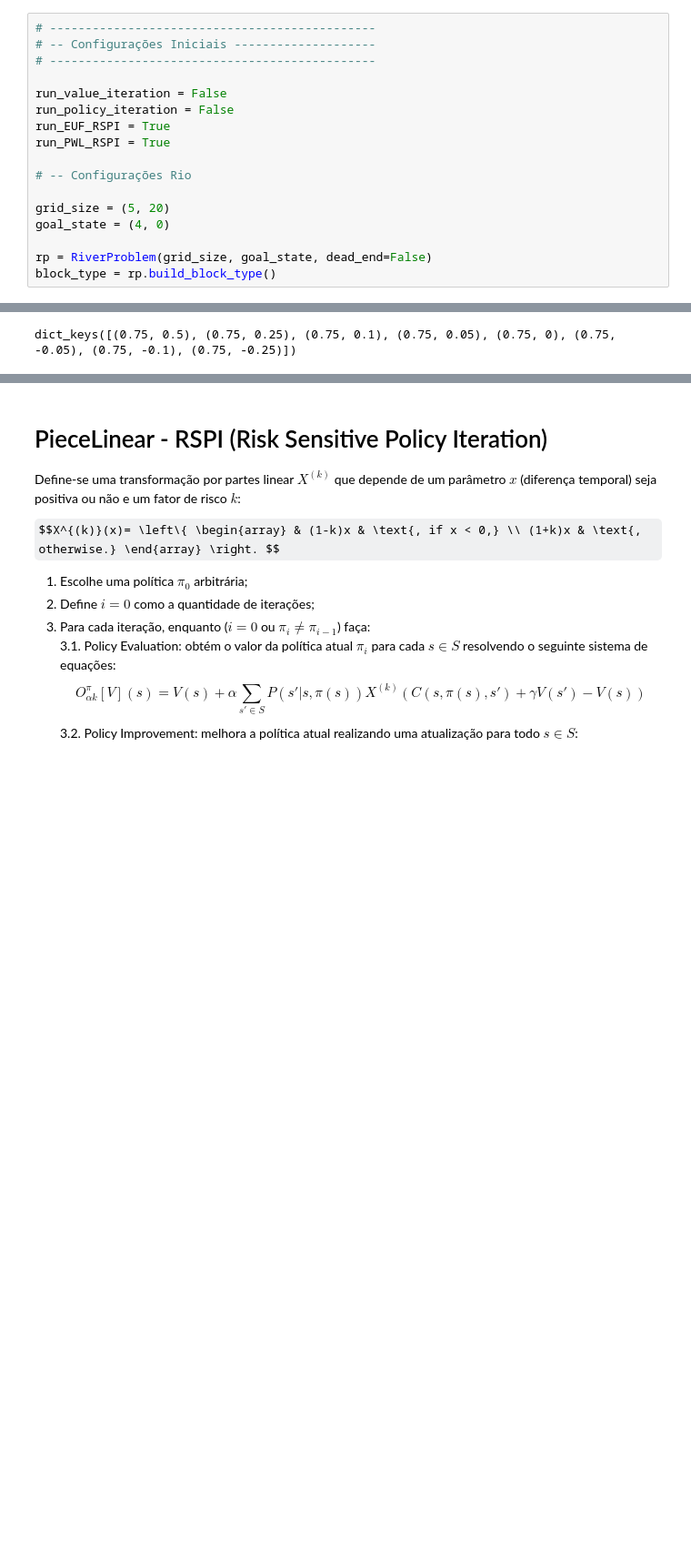
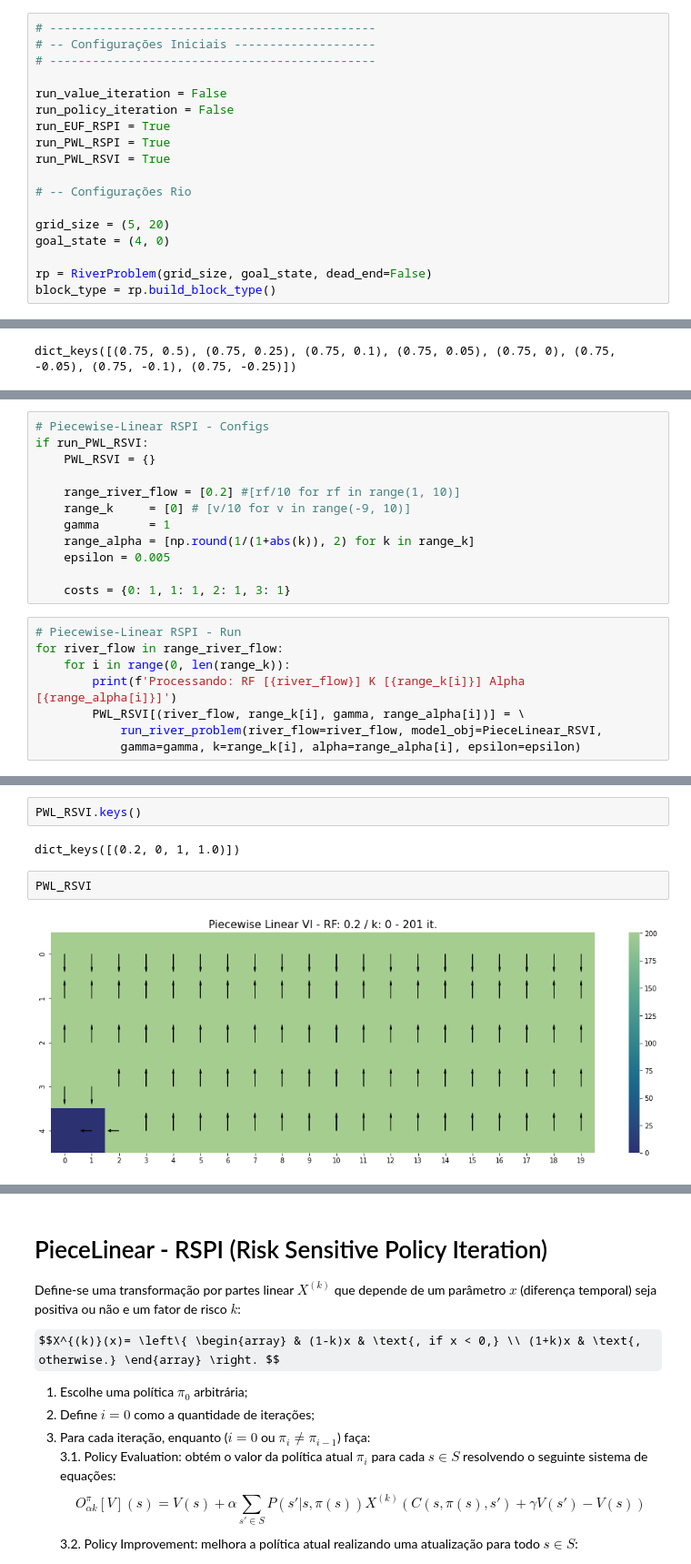
Before and after one commit to igormiyamura/ppgsi_riskaverse_rl, a Jupyter notebook: notebooks/1_Experimentos.ipynb, the cells around one changed output, grey strips where cells are left out. Shown at 91% size. Saved outputs shown, nothing was run; the diff lists cells and outputs as text; some formulas as TeX source; blank space fills up the shorter version.

```diff
--- a/notebooks/1_Experimentos.ipynb
+++ b/notebooks/1_Experimentos.ipynb
@@ -47,6 +51,7 @@ run_value_iteration = False
 run_policy_iteration = False
 run_EUF_RSPI = True
 run_PWL_RSPI = True
+run_PWL_RSVI = True
 
 # -- Configurações Rio
 
@@ -212,0 +226,20 @@ if run_EUF_RSPI:
+# %%
+# Piecewise-Linear RSPI - Configs
+if run_PWL_RSVI:
+    PWL_RSVI = {}
+
+    range_river_flow = [0.2] #[rf/10 for rf in range(1, 10)]
+    range_k     = [0] # [v/10 for v in range(-9, 10)]
+    gamma       = 1
+    range_alpha = [np.round(1/(1+abs(k)), 2) for k in range_k]
+    epsilon = 0.005
+
+    costs = {0: 1, 1: 1, 2: 1, 3: 1}
+# %%
+# Piecewise-Linear RSPI - Run
+for river_flow in range_river_flow:
+    for i in range(0, len(range_k)):
+        print(f'Processando: RF [{river_flow}] K [{range_k[i]}] Alpha [{range_alpha[i]}]')
+        PWL_RSVI[(river_flow, range_k[i], gamma, range_alpha[i])] = \
+            run_river_problem(river_flow=river_flow, model_obj=PieceLinear_RSVI,
+            gamma=gamma, k=range_k[i], alpha=range_alpha[i], epsilon=epsilon)
@@ -212,0 +249,8 @@ if run_EUF_RSPI:
+# %%
+PWL_RSVI.keys()
+# %% [output]
+dict_keys([(0.2, 0, 1, 1.0)])
+# %%
+PWL_RSVI
+# %% [output]
+[figure, added]
```
Also changed, not shown: parts of 27 cells of this notebook, 5 other files.
